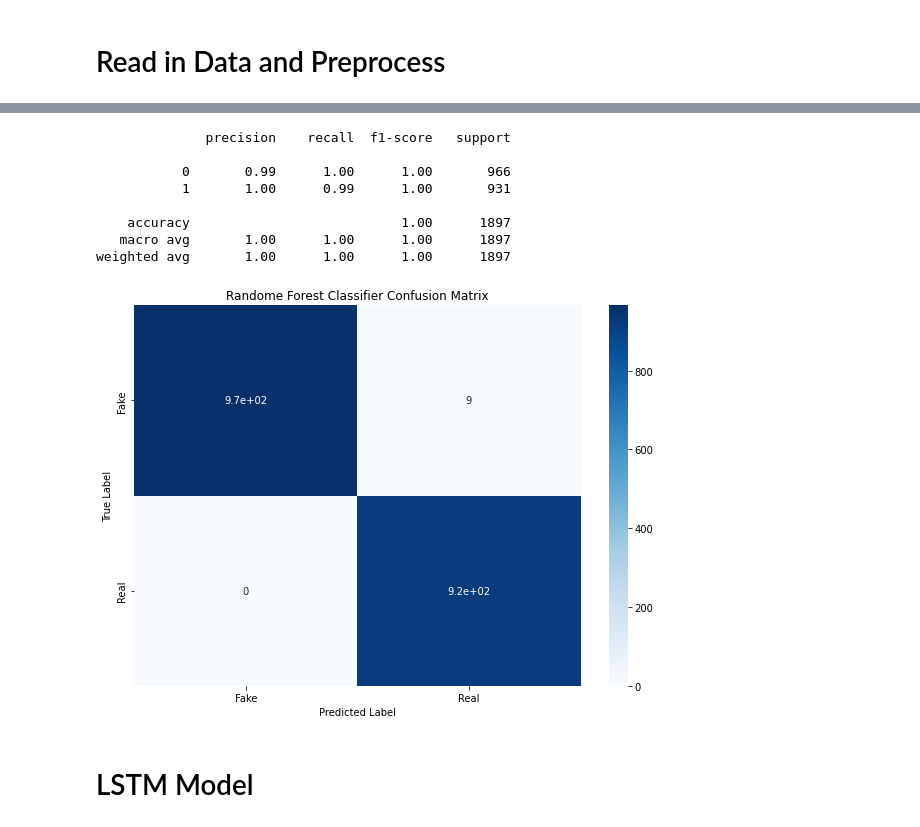
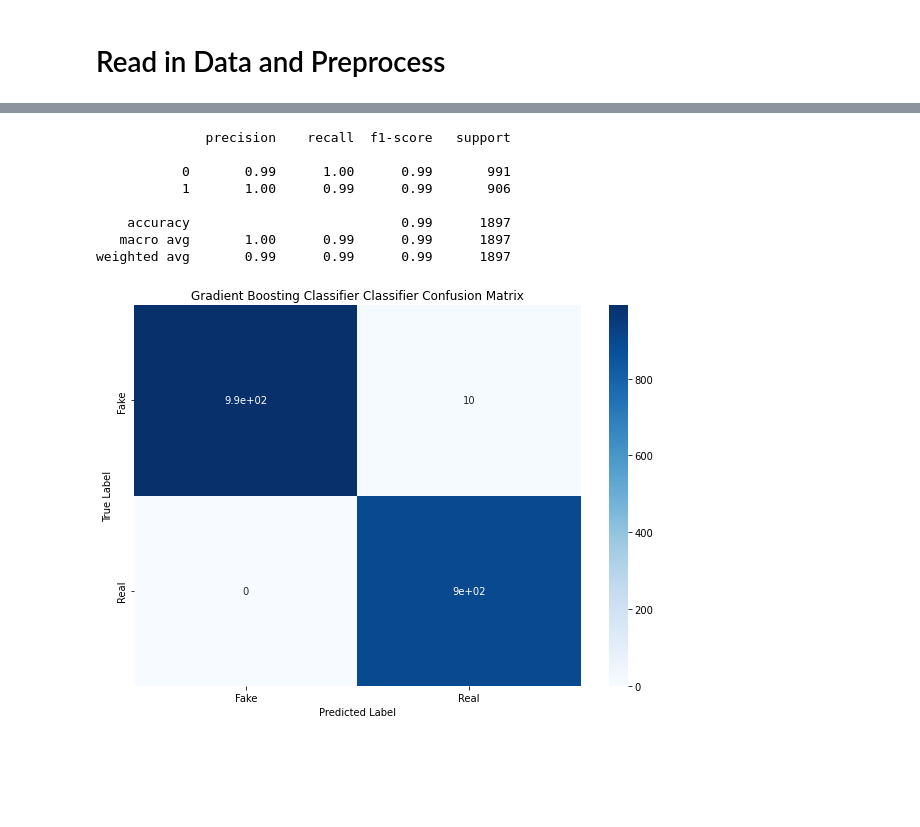
Before and after one commit to ThishenP/covid-19-fake-news-detection, a Jupyter notebook: Covid-Fake-News.ipynb, the cells around one changed output, grey strips where cells are left out. Drawn from its saved outputs; the diff is of its cells as text; code cells hidden in the pictures; blank space fills up the shorter version.

```diff
--- a/Covid-Fake-News.ipynb
+++ b/Covid-Fake-News.ipynb
@@ -23,5 +15,7 @@ from sklearn.metrics import classification_report, accuracy_score
 # %%
 def plot_conf_matrix(y_pred, y_true, title=None):
+    """Helper Function to plot confustion matrix"""
+
     conf_mat = confusion_matrix(y_pred, y_true)
     df_cm = pd.DataFrame(conf_mat, index = [i for i in ["Fake", "Real"]],
                   columns = [i for i in ["Fake", "Real"]])
@@ -99,9 +111,12 @@ X_test = vectorization.transform(X_test)
 # %%
-lr_model = LogisticRegression()
+from sklearn.naive_bayes import MultinomialNB
+
+
+nb_model = MultinomialNB()
 # Fit model
-lr_model.fit(X_train, y_train)
+nb_model.fit(X_train, y_train)
 # Predict
-y_pred = lr_model.predict(X_test)
+y_pred = nb_model.predict(X_test)
 # %%
 print(f"Test Accuracy: {accuracy_score(y_test, y_pred)}")
 # %% [output]
@@ -128,8 +138,0 @@ plot_conf_matrix(y_pred, y_test, title="Logistic Regression")
-# %%
-from sklearn.tree import DecisionTreeClassifier
-
-dt_model = DecisionTreeClassifier()
-# Fit model
-dt_model.fit(X_train, y_train)
-# Predict
-y_pred = dt_model.predict(X_test)
@@ -193,0 +199,14 @@ y_pred = rf_model.predict(X_test)
+# %%
+%%time
+params = {
+    "loss": ["deviance", "exponential"],
+    "learning_rate": [0.001, 0.01, 0.1, 1, 2],
+    "n_estimators": [10, 50, 100],
+    "subsample": [0.5, 0.75, 1.0],
+}
+
+gs_clf = GridSearchCV(GradientBoostingClassifier(), params, n_jobs=-1, scoring='accuracy', verbose=10)
+
+gs_clf = gs_clf.fit(X_train, y_train)
+# Predict
+y_pred = gs_clf.predict(X_test)
@@ -200,15 +237,13 @@ print(classification_report(y_test, y_pred))
 # %% [output]
               precision    recall  f1-score   support
 
-           0       0.99      1.00      1.00       966
-           1       1.00      0.99      1.00       931
+           0       0.99      1.00      0.99       991
+           1       1.00      0.99      0.99       906
 
-    accuracy                           1.00      1897
-   macro avg       1.00      1.00      1.00      1897
-weighted avg       1.00      1.00      1.00      1897
+    accuracy                           0.99      1897
+   macro avg       1.00      0.99      0.99      1897
+weighted avg       0.99      0.99      0.99      1897
 # %%
-plot_conf_matrix(y_pred, y_test, title="Random Forest Classifier")
+plot_conf_matrix(y_pred, y_test, title="Gradient Boosting Classifier Classifier")
 # %% [output]
-[figure, old version]
+[figure, new version]
-# %% [markdown]
-# LSTM Model
```
Also changed, not shown: parts of 46 cells of this notebook.
